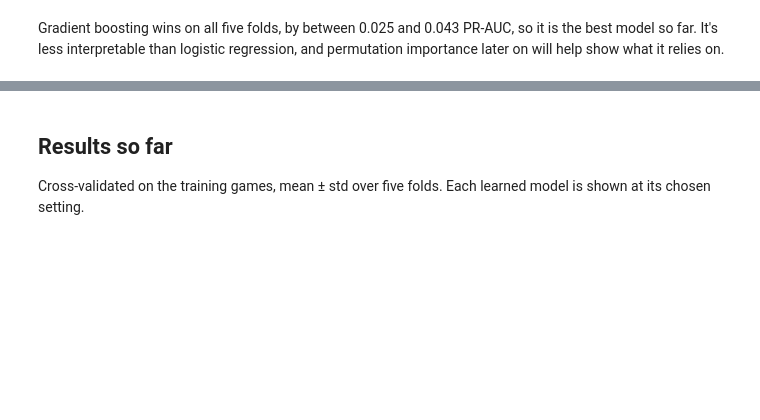
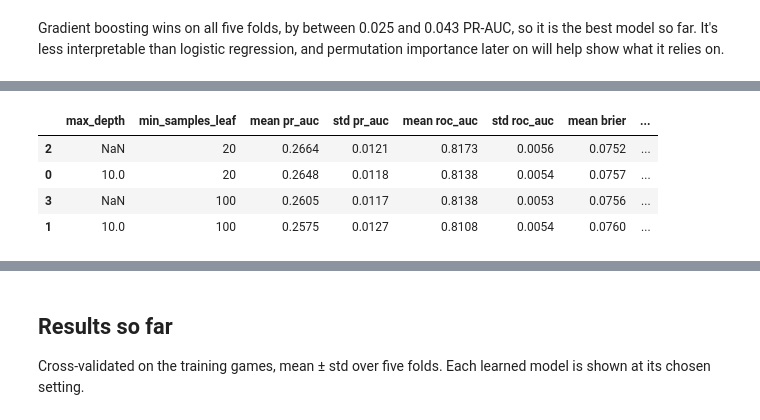
Before and after one commit to patrick-oreilly/chess-blunder-risk, a Jupyter notebook: notebooks/04_model_comparison.ipynb, the cells around one changed output, grey strips where cells are left out. Saved outputs shown, nothing was run; the diff lists cells and outputs as text; code cells hidden in the pictures; blank space fills up the shorter version.

```diff
--- a/notebooks/04_model_comparison.ipynb
+++ b/notebooks/04_model_comparison.ipynb
@@ -248,0 +260,13 @@ help show what it relies on.
+# %%
+import time
+
+rf_grid = {'max_depth': [10, None], 'min_samples_leaf': [20, 100]}
+start = time.perf_counter()
+rf = modelling.tune(modelling.random_forest, rf_grid, train, folds)
+print(f'tuning took {(time.perf_counter() - start) / 60:.1f} minutes')
+cv_scores['random forest'] = rf.results
+oof['random forest'] = rf.oof
+
+print('chosen:', rf.best_params)
+rf.results.sort_values('mean pr_auc', ascending=False).round(4)
+# %% [output]
@@ -248,0 +275,5 @@ help show what it relies on.
+|  | max_depth | min_samples_leaf | mean pr_auc | std pr_auc | mean roc_auc | std roc_auc | mean brier | ... |
+| 2 | NaN | 20 | 0.2664 | 0.0121 | 0.8173 | 0.0056 | 0.0752 | ... |
+| 0 | 10.0 | 20 | 0.2648 | 0.0118 | 0.8138 | 0.0054 | 0.0757 | ... |
+| 3 | NaN | 100 | 0.2605 | 0.0117 | 0.8138 | 0.0053 | 0.0756 | ... |
+| 1 | 10.0 | 100 | 0.2575 | 0.0127 | 0.8108 | 0.0054 | 0.0760 | ... |
```
Also changed, not shown: parts of 12 cells of this notebook, 2 other files.
